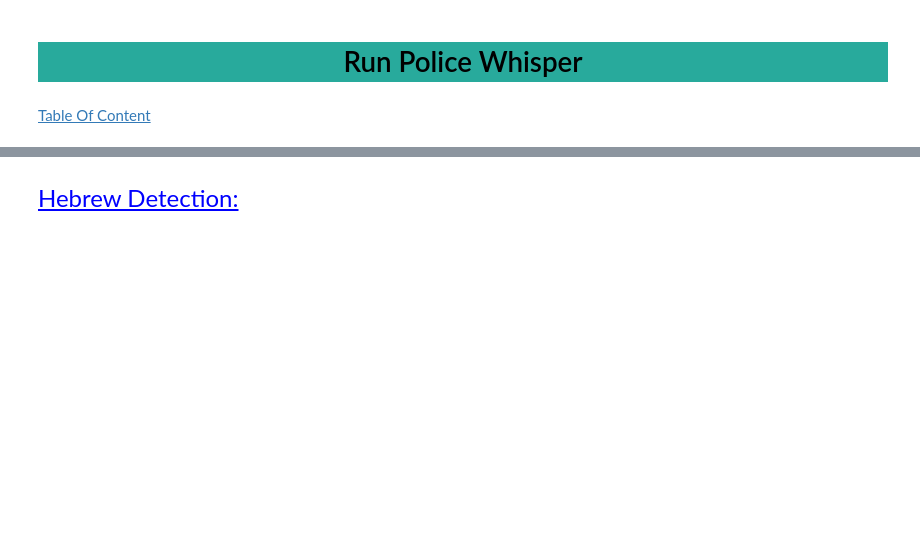
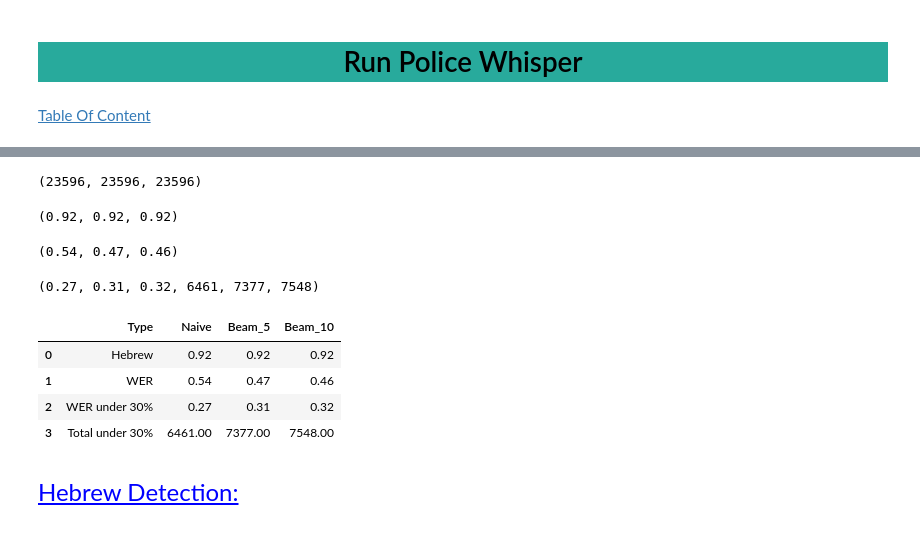
Before and after one commit to amitliron/Voice, a Jupyter notebook: VoicePipeline.ipynb, the cells around one changed output, grey strips where cells are left out. Cells and saved outputs as stored; diff of their text form; code cells hidden in the pictures; blank space fills up the shorter version.

```diff
--- a/VoicePipeline.ipynb
+++ b/VoicePipeline.ipynb
@@ -496,31 +483,51 @@ df.head()
 # %%
-df_naive = pd.read_csv("/home/amitli/Datasets/MyVoiceTests_16SR/whisper.csv")
-df_beam  = pd.read_csv("/home/amitli/Datasets/MyVoiceTests_16SR/whisper_beam.csv")
+df_naive   = pd.read_csv("/home/amitli/Datasets/whisper.csv")
+df_beam_5  = pd.read_csv("/home/amitli/Datasets/whisper_beam.csv")
+df_beam_10 = pd.read_csv("/home/amitli/Datasets/whisper_beam_10.csv")
 # %%
-len(df_naive), len(df_beam)
+len(df_naive), len(df_beam_5), len(df_beam_10)
+# %% [output]
+(23596, 23596, 23596)
 # %%
-naive_hebrew = round(np.sum(df_naive['detect_lang'].values == 'he')/len(df_naive), 2)
-beam_hebrew  = round(np.sum(df_beam['detect_lang'].values == 'he')/len(df_beam), 2)
-naive_hebrew, beam_hebrew
+naive_hebrew   = round(np.sum(df_naive['detect_lang'].values == 'he')/len(df_naive), 2)
+beam_5_hebrew  = round(np.sum(df_beam_5['detect_lang'].values == 'he')/len(df_beam_5), 2)
+beam_10_hebrew = round(np.sum(df_beam_10['detect_lang'].values == 'he')/len(df_beam_10), 2)
+naive_hebrew, beam_5_hebrew, beam_10_hebrew
+# %% [output]
+(0.92, 0.92, 0.92)
 # %%
-naive_wer = round(np.mean(df_naive[(df_naive['detect_lang'].values == 'he')]['wer'].values), 2)
-beam_wer  = round(np.mean(df_beam[(df_beam['detect_lang'].values == 'he')]['wer'].values), 2)
+naive_wer    = round(np.mean(df_naive[(df_naive['detect_lang'].values == 'he')]['wer'].values), 2)
+beam_5_wer   = round(np.mean(df_beam_5[(df_beam_5['detect_lang'].values == 'he')]['wer'].values), 2)
+beam_10_wer  = round(np.mean(df_beam_10[(df_beam_10['detect_lang'].values == 'he')]['wer'].values), 2)
 
-naive_wer, beam_wer
+naive_wer, beam_5_wer, beam_10_wer
+# %% [output]
+(0.54, 0.47, 0.46)
 # %%
-naive_under_30   = round(np.sum(df_naive['wer'].values < 0.3)/len(df_naive), 2)
-beam_under_30    = round(np.sum(df_beam['wer'].values < 0.3)/len(df_beam), 2)
+naive_under_30    = round(np.sum(df_naive['wer'].values < 0.3)/len(df_naive), 2)
+beam_5_under_30   = round(np.sum(df_beam_5['wer'].values < 0.3)/len(df_beam_5), 2)
+beam_10_under_30  = round(np.sum(df_beam_10['wer'].values < 0.3)/len(df_beam_10), 2)
 
-c_naive_under_30 = int(np.sum(df_naive['wer'].values < 0.3))
-c_beam_under_30  = int(np.sum(df_beam['wer'].values < 0.3))
+c_naive_under_30    = int(np.sum(df_naive['wer'].values < 0.3))
+c_beam_5_under_30   = int(np.sum(df_beam_5['wer'].values < 0.3))
+c_beam_10_under_30  = int(np.sum(df_beam_10['wer'].values < 0.3))
 
-naive_under_30, beam_under_30, c_naive_under_30, c_beam_under_30
+naive_under_30, beam_5_under_30, beam_10_under_30, c_naive_under_30, c_beam_5_under_30, c_beam_10_under_30
+# %% [output]
+(0.27, 0.31, 0.32, 6461, 7377, 7548)
 # %%
 df_results          = pd.DataFrame()
-df_results["Type"]  = ["Hebrew", "WER", "WER under 30%", "Total under 30%"]
-df_results["Naive"] = [naive_hebrew, naive_wer, naive_under_30, c_naive_under_30]
-df_results["Beam"]  = [beam_hebrew, beam_wer, beam_under_30, c_beam_under_30]
+df_results["Type"]     = ["Hebrew", "WER", "WER under 30%", "Total under 30%"]
+df_results["Naive"]    = [naive_hebrew, naive_wer, naive_under_30, c_naive_under_30]
+df_results["Beam_5"]   = [beam_5_hebrew, beam_5_wer, beam_5_under_30, c_beam_5_under_30]
+df_results["Beam_10"]  = [beam_10_hebrew, beam_10_wer, beam_10_under_30, c_beam_10_under_30]
 df_results.head()
+# %% [output]
+|  | Type | Naive | Beam_5 | Beam_10 |
+| 0 | Hebrew | 0.92 | 0.92 | 0.92 |
+| 1 | WER | 0.54 | 0.47 | 0.46 |
+| 2 | WER under 30% | 0.27 | 0.31 | 0.32 |
+| 3 | Total under 30% | 6461.00 | 7377.00 | 7548.00 |
 # %% [markdown]
 <u> <p style="color:blue; font-size:24px"> Hebrew Detection:</p> </u>
 # %%
```
Also changed, not shown: parts of 4 cells of this notebook.
